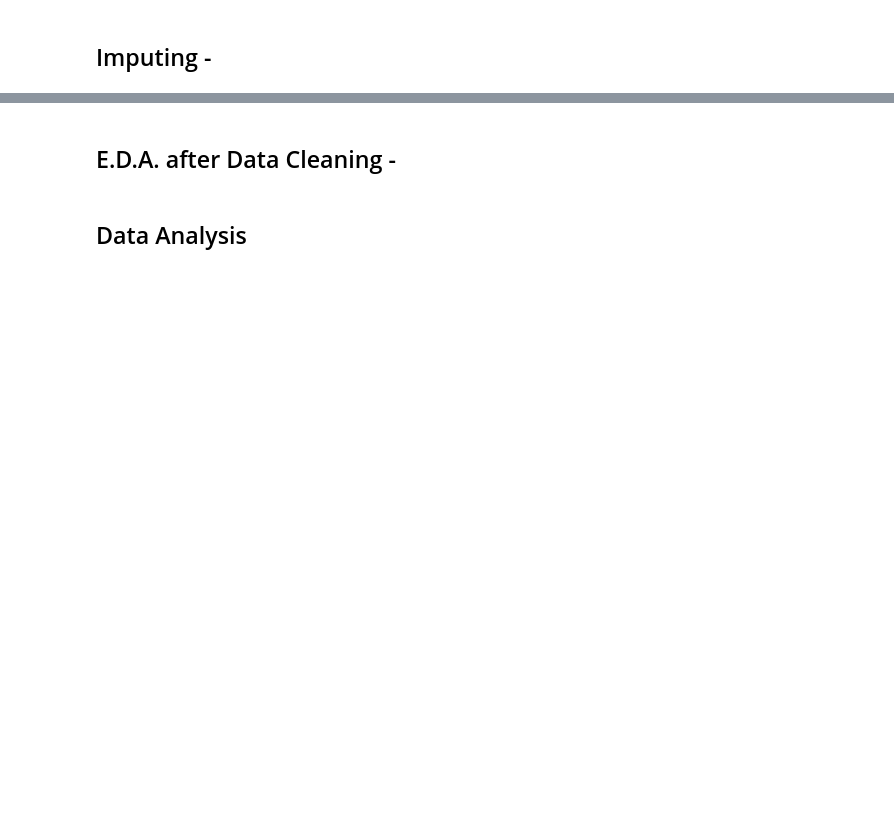
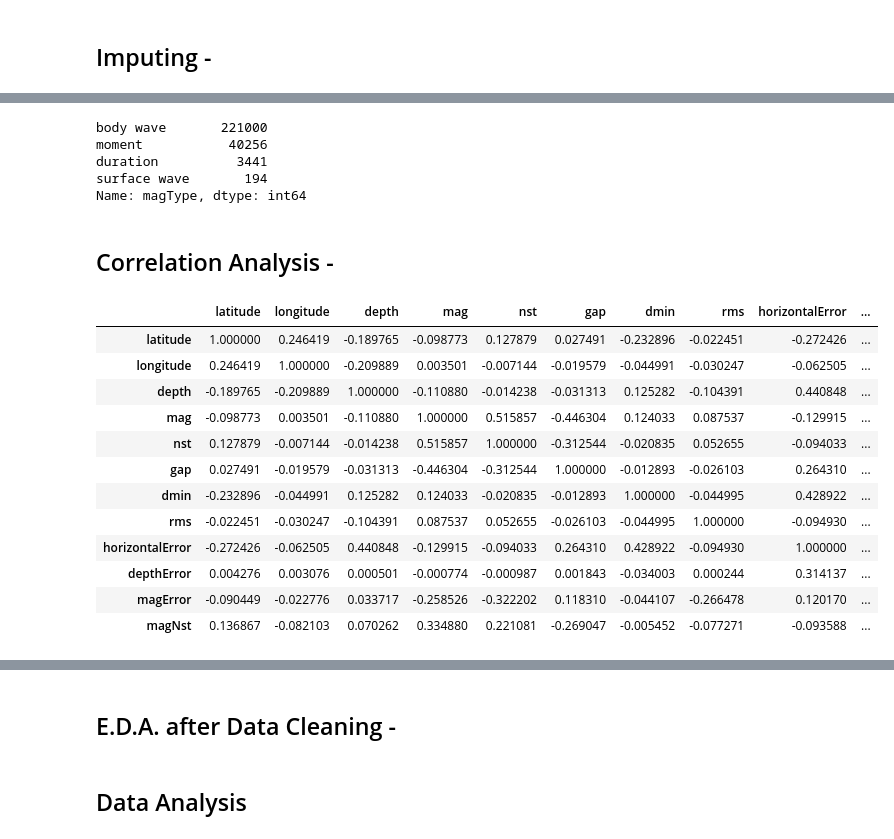
Before and after one commit to prankster20/terpquakes, a Jupyter notebook: eq.ipynb, the cells around one changed output, grey strips where cells are left out. Cells and saved outputs as stored; diff of their text form; code cells hidden in the pictures; blank space fills up the shorter version.

Commit message:
implemented data imputing and correlation analysis

```diff
--- a/eq.ipynb
+++ b/eq.ipynb
@@ -150,10 +171,4 @@ print(df.nst[df.nst.isnull()].count())
 # %%
-# Replace NA in magerror with 0
-print(f"BEFORE (magError.isnull()): {len(df.magError[df.magError.isnull()])}")
-df.magError.replace(NA,0,inplace=True)
-print(f"AFTER  (magError.isnull()): {len(df.magError[df.magError.isnull()])}")
+# Using the fillna(0) method to replace NA values in the 'magError' column with 0.
 
-print(f"BEFORE (magNst.isnull() or 0): {len(df.magNst[(df.magNst.isnull()) | (df.magNst == 0)])}")
-df.magNst.replace(NA,1,inplace=True)
-df.magNst.replace(0,1,inplace=True)
-print(f"AFTER  (magNst.isnull() or 0): {len(df.magNst[(df.magNst.isnull()) | (df.magNst == 0)])}")
+df['magError'].fillna(0, inplace = True)
@@ -159,0 +178,4 @@ print(f"AFTER  (magNst.isnull() or 0): {len(df.magNst[(df.magNst.isnull()) | (df
+# %%
+# Using the fillna() method with inplace=True to replace null values in 'gap' with the median of the gap column.
+
+df['gap'].fillna(df['gap'].median(), inplace=True)
@@ -159,0 +212,43 @@ print(f"AFTER  (magNst.isnull() or 0): {len(df.magNst[(df.magNst.isnull()) | (df
+# %%
+# Define the translation dictionary
+magType_categories = {
+    'body wave': ['mb', 'Mb', 'mb_lg', 'mblg'],
+    'surface wave': ['ms', 'ms_20'],
+    'moment': ['mw', 'mwc', 'mwb', 'mwr', 'mww', 'mwp', 'ml', 'Ml', 'mlg'],
+    'duration': ['md', 'Md', 'm', 'mh', 'mc', 'mlr', 'mlv', 'Mi']
+}
+# Function to replace values in a column with the corresponding key from the dictionary
+def replace_with_category(magType, magTypeDict):
+    for category, values in magTypeDict.items():
+        if magType in values:
+            return category
+    return magType
+
+# Assuming 'df' is your DataFrame and 'magType' is the column you want to update
+df['magType'] = df['magType'].apply(lambda magType: replace_with_category(magType, magType_categories))
+# %%
+df['magType'].value_counts()
+# %% [output]
+body wave       221000
+moment           40256
+duration          3441
+surface wave       194
+Name: magType, dtype: int64
+# %% [markdown]
+<h2> Correlation Analysis - </h2>
+# %%
+df.corr(numeric_only=True)
+# %% [output]
+|  | latitude | longitude | depth | mag | nst | gap | dmin | rms | horizontalError | ... |
+| latitude | 1.000000 | 0.246419 | -0.189765 | -0.098773 | 0.127879 | 0.027491 | -0.232896 | -0.022451 | -0.272426 | ... |
+| longitude | 0.246419 | 1.000000 | -0.209889 | 0.003501 | -0.007144 | -0.019579 | -0.044991 | -0.030247 | -0.062505 | ... |
+| depth | -0.189765 | -0.209889 | 1.000000 | -0.110880 | -0.014238 | -0.031313 | 0.125282 | -0.104391 | 0.440848 | ... |
+| mag | -0.098773 | 0.003501 | -0.110880 | 1.000000 | 0.515857 | -0.446304 | 0.124033 | 0.087537 | -0.129915 | ... |
+| nst | 0.127879 | -0.007144 | -0.014238 | 0.515857 | 1.000000 | -0.312544 | -0.020835 | 0.052655 | -0.094033 | ... |
+| gap | 0.027491 | -0.019579 | -0.031313 | -0.446304 | -0.312544 | 1.000000 | -0.012893 | -0.026103 | 0.264310 | ... |
+| dmin | -0.232896 | -0.044991 | 0.125282 | 0.124033 | -0.020835 | -0.012893 | 1.000000 | -0.044995 | 0.428922 | ... |
+| rms | -0.022451 | -0.030247 | -0.104391 | 0.087537 | 0.052655 | -0.026103 | -0.044995 | 1.000000 | -0.094930 | ... |
+| horizontalError | -0.272426 | -0.062505 | 0.440848 | -0.129915 | -0.094033 | 0.264310 | 0.428922 | -0.094930 | 1.000000 | ... |
+| depthError | 0.004276 | 0.003076 | 0.000501 | -0.000774 | -0.000987 | 0.001843 | -0.034003 | 0.000244 | 0.314137 | ... |
+| magError | -0.090449 | -0.022776 | 0.033717 | -0.258526 | -0.322202 | 0.118310 | -0.044107 | -0.266478 | 0.120170 | ... |
+| magNst | 0.136867 | -0.082103 | 0.070262 | 0.334880 | 0.221081 | -0.269047 | -0.005452 | -0.077271 | -0.093588 | ... |
```
Also changed, not shown: parts of 10 cells of this notebook.
